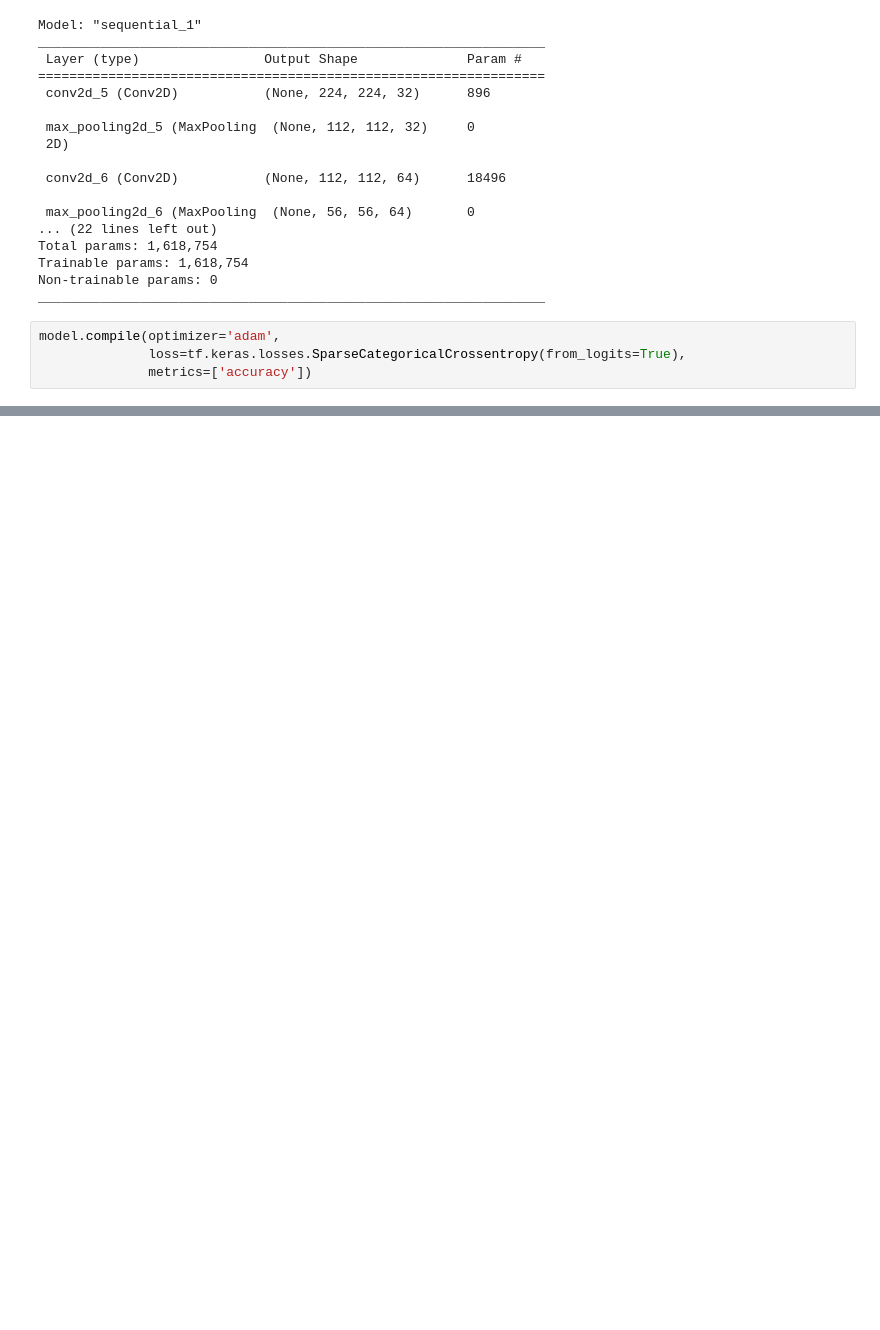
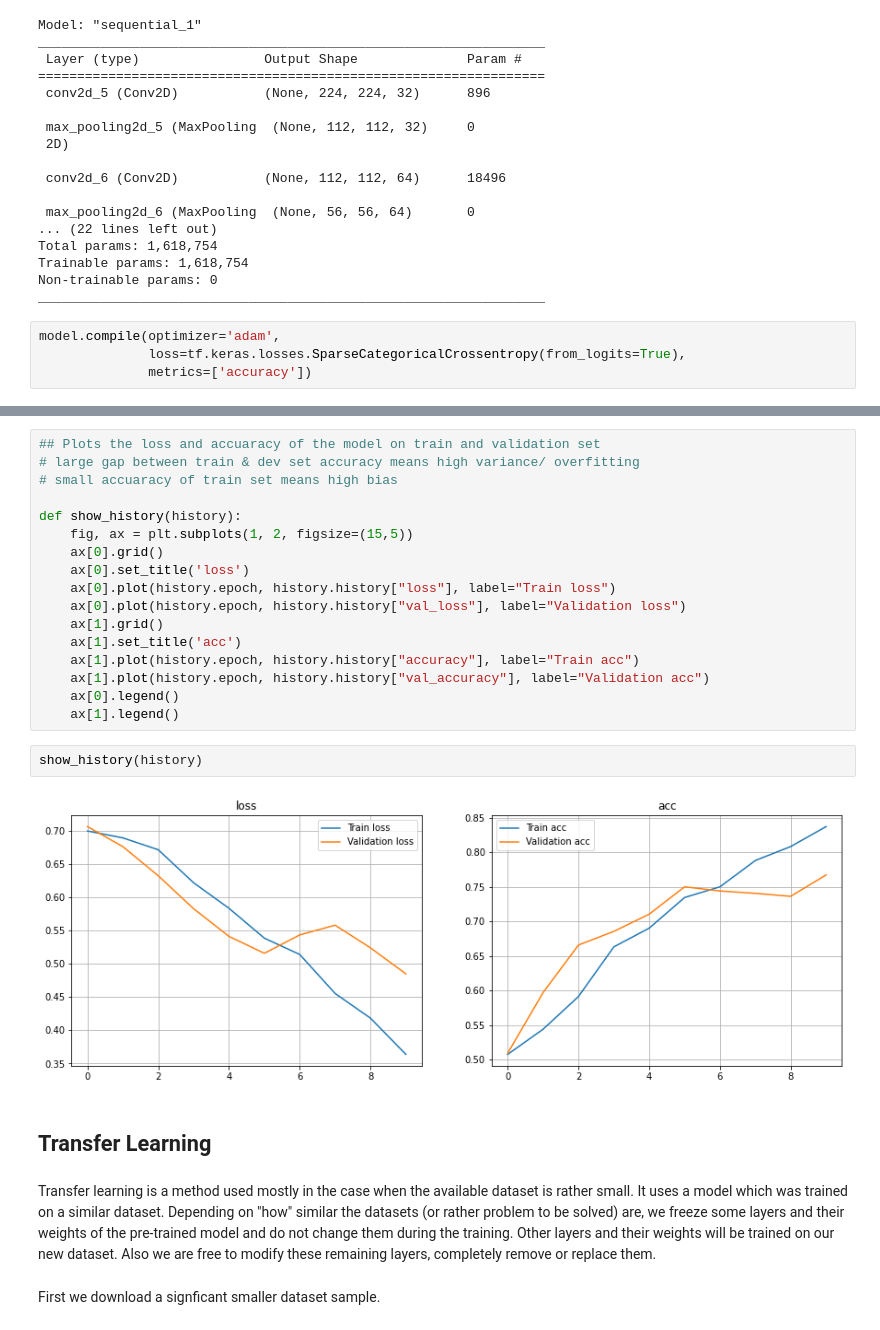
Before and after one commit to colichar/image-classifier, a Jupyter notebook: cats-vs-dogs-classifier.ipynb, the cells around one changed output, grey strips where cells are left out. Cells and saved outputs as stored; diff of their text form; blank space fills up the shorter version.

Commit message:
feat: adds a transfer learning example for image classifier

```diff
--- a/cats-vs-dogs-classifier.ipynb
+++ b/cats-vs-dogs-classifier.ipynb
@@ -121,0 +142,27 @@ Epoch 1/10
+# %%
+## Plots the loss and accuaracy of the model on train and validation set
+# large gap between train & dev set accuracy means high variance/ overfitting
+# small accuaracy of train set means high bias
+
+def show_history(history):
+    fig, ax = plt.subplots(1, 2, figsize=(15,5))
+    ax[0].grid()
+    ax[0].set_title('loss')
+    ax[0].plot(history.epoch, history.history["loss"], label="Train loss")
+    ax[0].plot(history.epoch, history.history["val_loss"], label="Validation loss")
+    ax[1].grid()
+    ax[1].set_title('acc')
+    ax[1].plot(history.epoch, history.history["accuracy"], label="Train acc")
+    ax[1].plot(history.epoch, history.history["val_accuracy"], label="Validation acc")
+    ax[0].legend()
+    ax[1].legend()
+# %%
+show_history(history)
+# %% [output]
+[figure, added]
+# %% [markdown]
+## Transfer Learning
+# %% [markdown]
+Transfer learning is a method used mostly in the case when the available dataset is rather small. It uses a model which was trained on a similar dataset. Depending on "how" similar the datasets (or rather problem to be solved) are, we freeze some layers and their weights of the pre-trained model and do not change them during the training. Other layers and their weights will be trained on our new dataset. Also we are free to modify these remaining layers, completely remove or replace them.
+# %% [markdown]
+First we download a signficant smaller dataset sample.
```
Also changed, not shown: parts of 17 cells of this notebook.
